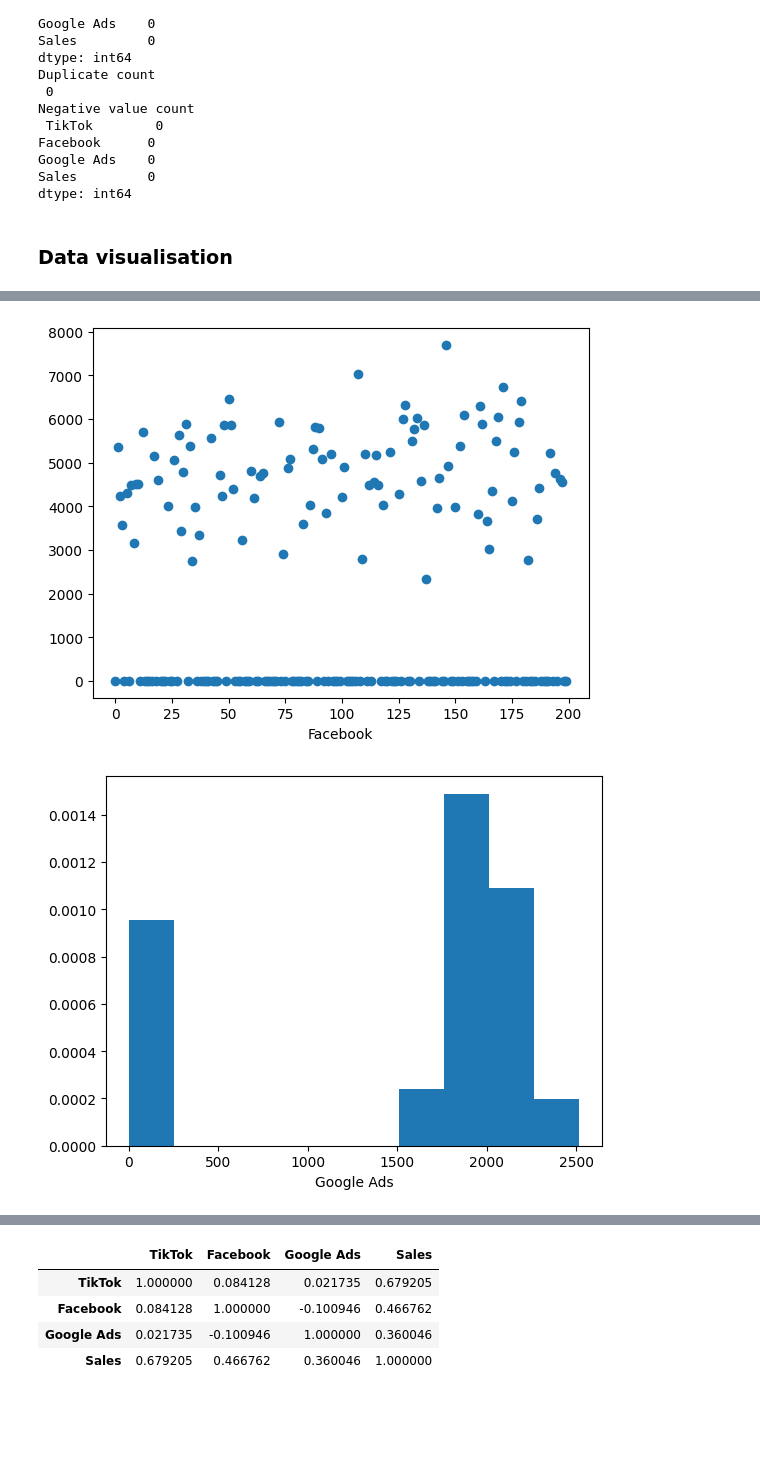
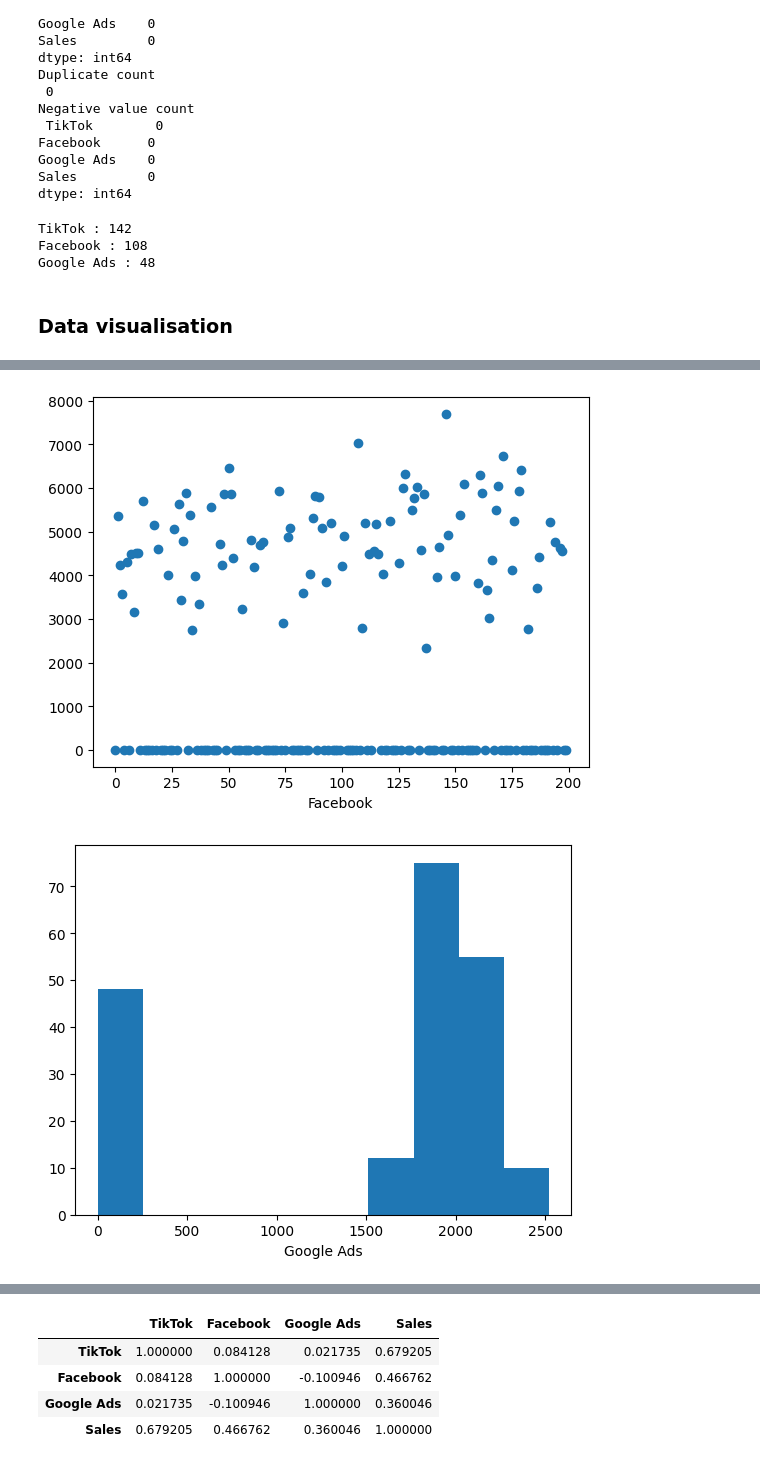
Before and after one commit to hub4akhil/PyMC_projects, a Jupyter notebook: MMM/model1/mmm_1.ipynb, the cells around one changed output, grey strips where cells are left out. Cells and saved outputs as stored; diff of their text form; code cells hidden in the pictures; blank space fills up the shorter version.

```diff
--- a/MMM/model1/mmm_1.ipynb
+++ b/MMM/model1/mmm_1.ipynb
@@ -70,6 +70,13 @@ dtype: int64
 media_columns = ['TikTok','Facebook','Google Ads']
 data['Date'] = pd.to_datetime(data['Date'])
 # data.set_index('Date', inplace=True)
+# %%
+for col in media_columns:
+    print(col,":",sum((data[col]==0)))
+# %% [output]
+TikTok : 142
+Facebook : 108
+Google Ads : 48
 # %% [markdown]
 ### Data visualisation
 # %%
@@ -79,7 +86,7 @@ sns.kdeplot(data['Sales'])
 plt.hist(data['Sales'],density=True)
 plt.show()
 for col in media_columns:
-    plt.hist(data[col],density=True)
+    plt.hist(data[col])
     plt.xlabel(col)
     # sns.kdeplot(data[col],clip=(0,data[col].max()));
     plt.show()
@@ -95,5 +102,5 @@ for col in media_columns:
 [figure]
-[figure, old version]
+[figure, new version]
 [figure]
 # %%
 data.drop("Date",axis=1).corr()
```
Also changed, not shown: parts of 6 cells of this notebook, 3 other files.
